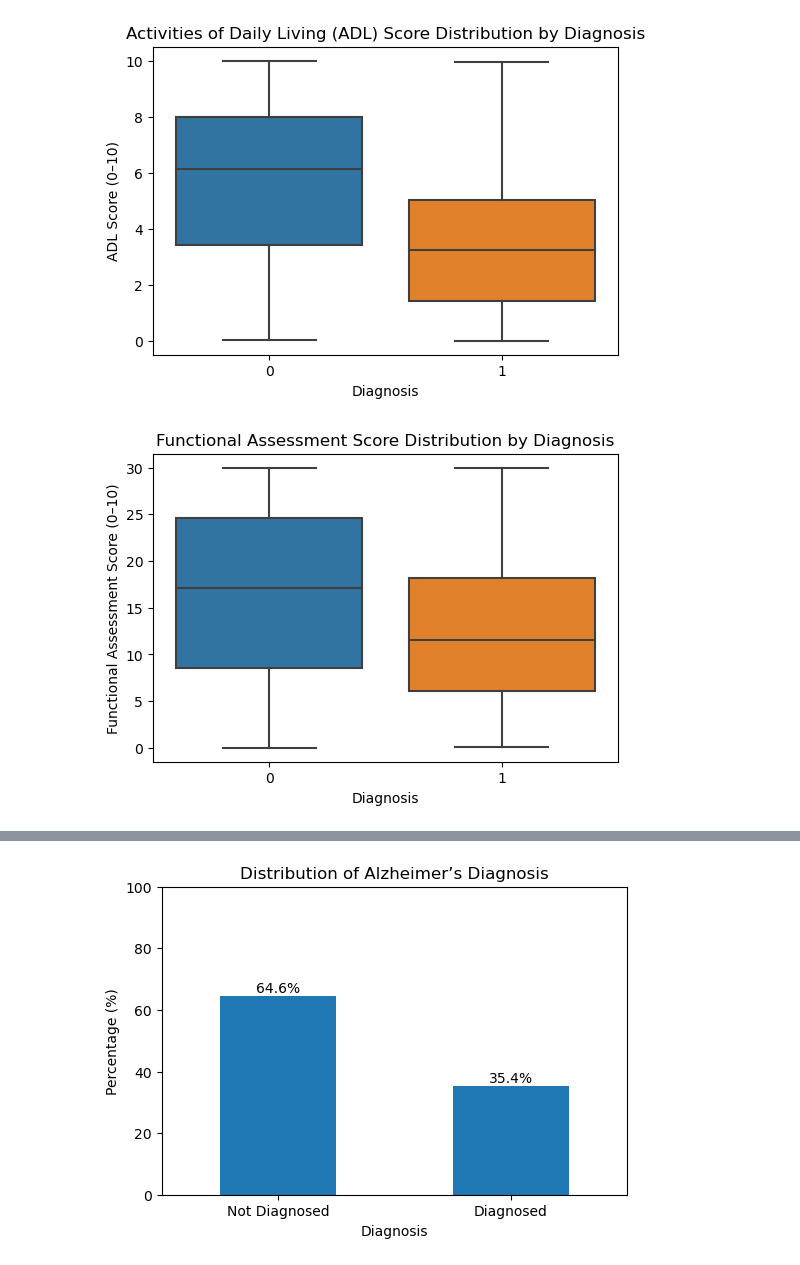
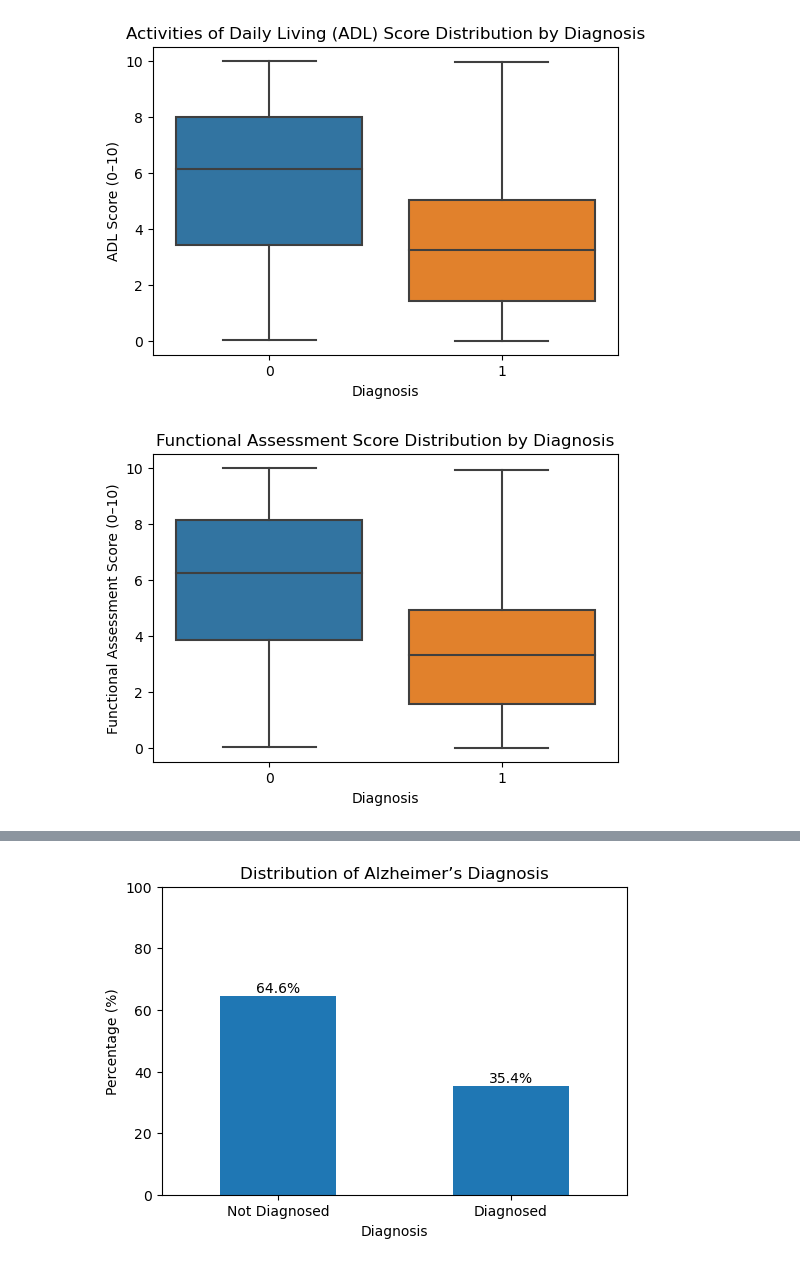
Before and after one commit to shaharberkovich/DataMining_shahar_hila_shir, a Jupyter notebook: AlzheimersProject.ipynb, the cells around one changed output, grey strips where cells are left out. Saved outputs shown, nothing was run; the diff lists cells and outputs as text; code cells hidden in the pictures.

```diff
--- a/AlzheimersProject.ipynb
+++ b/AlzheimersProject.ipynb
@@ -364,9 +746,9 @@ plt.show()
 [figure]
 # %%
 plt.figure(figsize=(6,4))
-sns.boxplot(x='Diagnosis', y='MMSE', data=df)
+sns.boxplot(x='Diagnosis', y='FunctionalAssessment', data=df)
 plt.title('Functional Assessment Score Distribution by Diagnosis')
 plt.ylabel('Functional Assessment Score (0–10)')
 plt.show()
 # %% [output]
-[figure, old version]
+[figure, new version]
```
Also changed, not shown: parts of 36 cells of this notebook.
